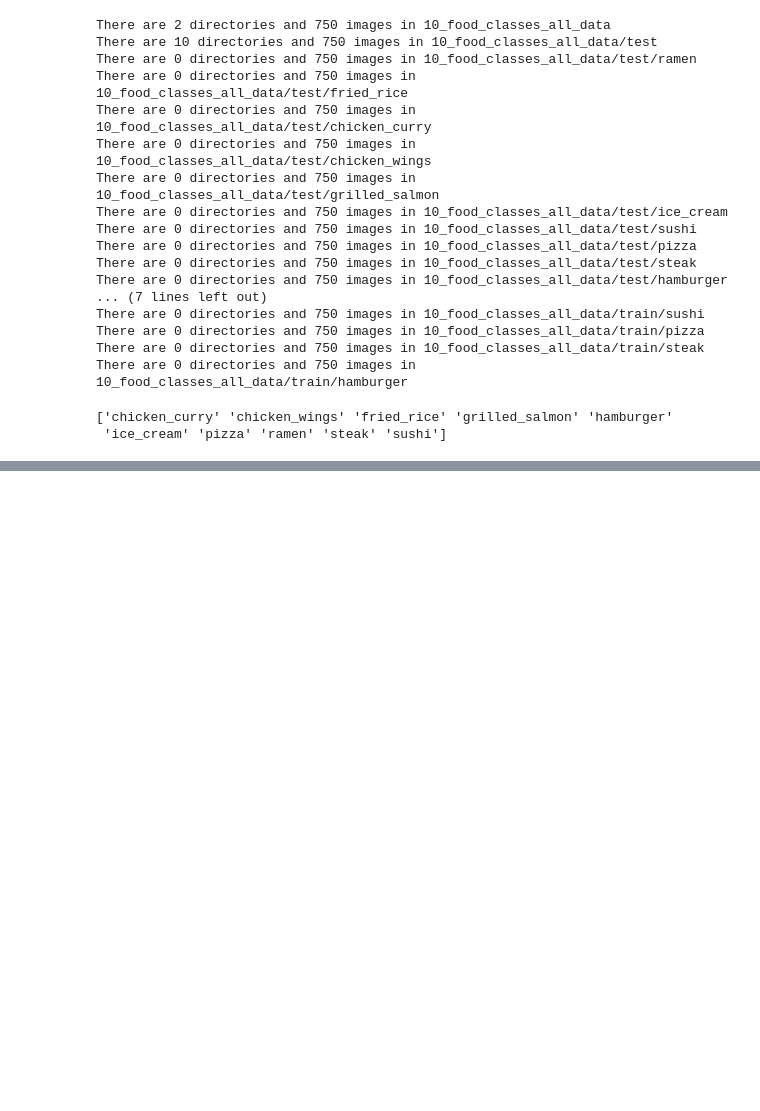
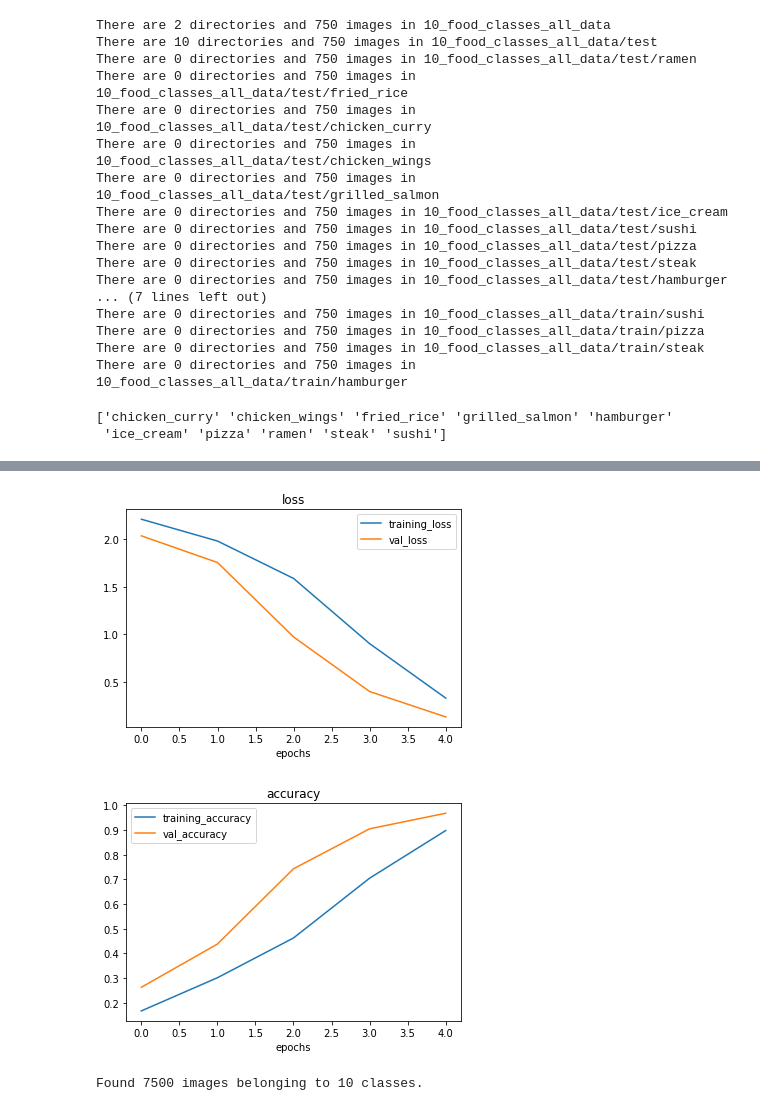
Before and after one commit to JacksonLeb/tensorflow_learning, a Jupyter notebook: 03_Intro_To_CNN.ipynb, the cells around one changed output, grey strips where cells are left out. Cells and saved outputs as stored; diff of their text form; code cells hidden in the pictures; blank space fills up the shorter version.

Commit message:
Final CNN Model Curriculum

```diff
--- a/03_Intro_To_CNN.ipynb
+++ b/03_Intro_To_CNN.ipynb
@@ -764,0 +765,18 @@ Image shape: (512, 512, 3)
+# %%
+#Preprocess the data
+from tensorflow.keras.preprocessing.image import ImageDataGenerator
+
+#rescale
+train_datagen = ImageDataGenerator(rescale=1/255.)
+test_datagen = ImageDataGenerator(rescale=1/255.)
+
+#load data from directories, trun in batches
+train_data = train_datagen.flow_from_directory(train_dir,
+                                               batch_size=32,
+                                               target_size=(244,244),
+                                               )
+
+test_data = test_datagen.flow_from_directory(train_dir,
+                                               batch_size=32,
+                                               target_size=(244,244),
+                                               )
@@ -764,0 +788,21 @@ Image shape: (512, 512, 3)
+# %%
+model_7 = Sequential([
+  Conv2D(10, 3, activation="relu", input_shape=(244,244,3)),
+  Conv2D(10,3,activation="relu"),
+  MaxPool2D(),
+  Conv2D(10,3,activation="relu"),
+  Conv2D(10,3,activation="relu"),
+  MaxPool2D(),
+  Flatten(),
+  Dense(10, activation="softmax")
+])
+
+model_7.compile(loss="categorical_crossentropy",
+                optimizer=Adam(),
+                metrics=["accuracy"])
+
+history_7 = model_7.fit(train_data,
+                        epochs=5,
+                        steps_per_epoch=len(train_data),
+                        validation_data=test_data,
+                        validation_steps=len(test_data))
@@ -764,0 +827,18 @@ Image shape: (512, 512, 3)
+# %%
+plot_loss_curve(history_7)
+# %% [output]
+[figure, added]
+[figure, added]
+# %%
+#augmented data
+train_datagen_augmented = ImageDataGenerator(rescale=1/255.,
+                                          rotation_range=0.2,
+                                          width_shift_range=0.2,
+                                          height_shift_range=0.2,
+                                          zoom_range=0.2)
+
+train_data_augmented = train_datagen_augmented.flow_from_directory(train_dir,
+                                                                   target_size=(244,244),
+                                                                   batch_size=32)
+# %% [output]
+Found 7500 images belonging to 10 classes.
```
Also changed, not shown: parts of 31 cells of this notebook.
